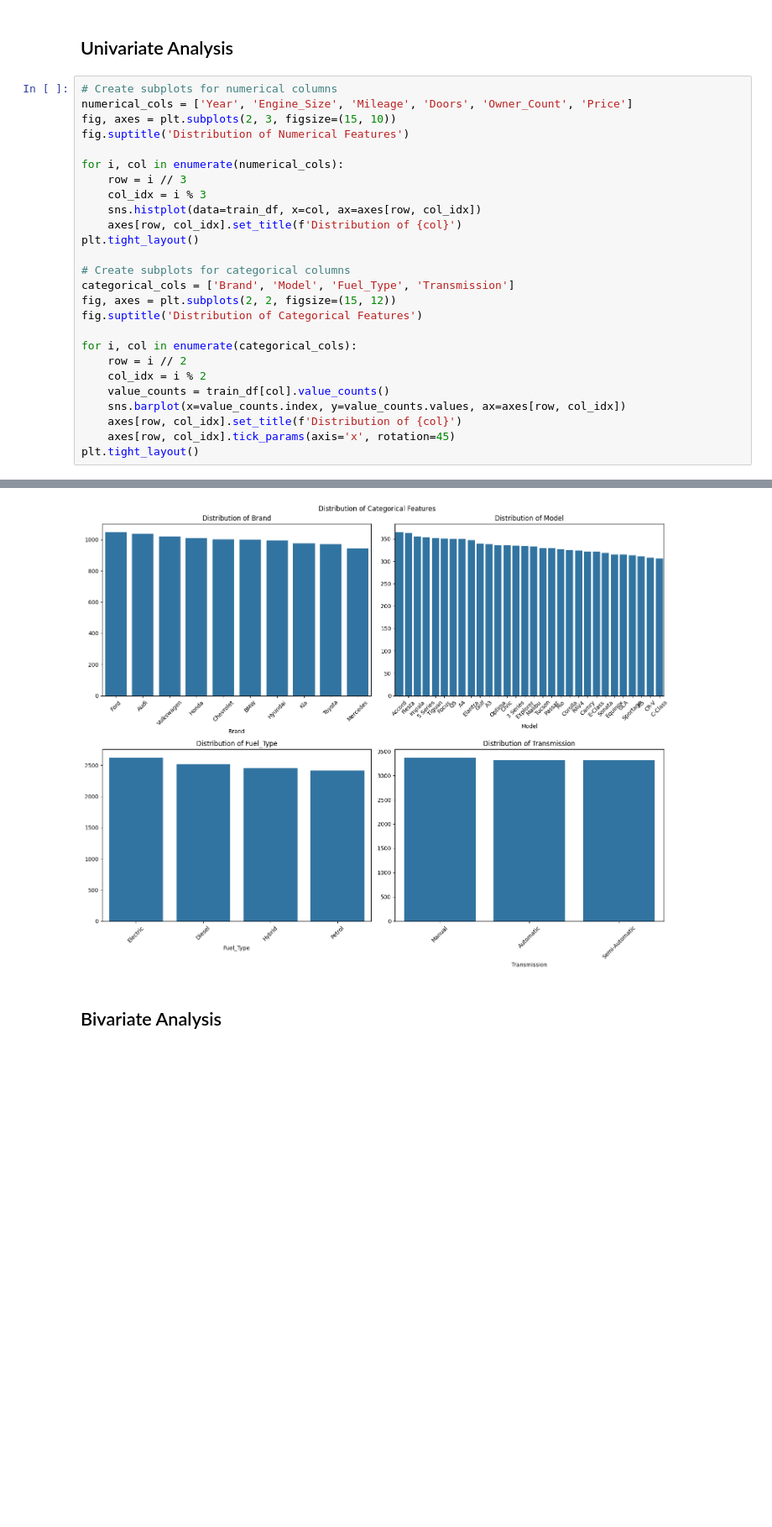
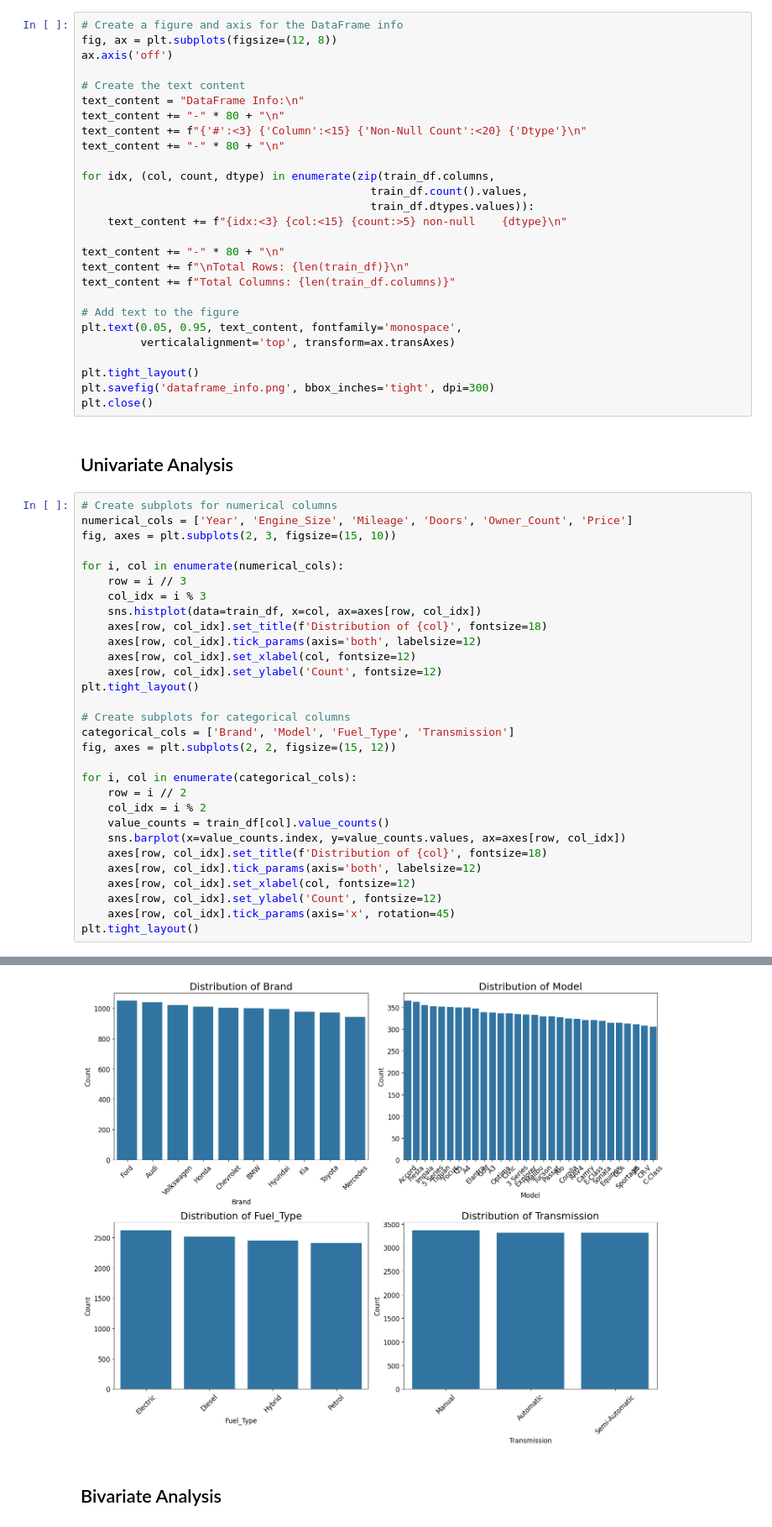
Before and after one commit to Chrissydrx/el-37-final-project, a Jupyter notebook: transform-data.ipynb, the cells around one changed output, grey strips where cells are left out. Shown at 84% size. Cells and saved outputs as stored; diff of their text form; blank space fills up the shorter version.

```diff
--- a/transform-data.ipynb
+++ b/transform-data.ipynb
@@ -31,32 +31,63 @@ train_df.describe(include='all')
 | 50% | NaN | NaN | 2012.000000 | 3.000000 | NaN | NaN | 149587.000000 | 3.000000 | 3.000000 | ... |
 | 75% | NaN | NaN | 2017.000000 | 4.000000 | NaN | NaN | 223577.500000 | 4.000000 | 4.000000 | ... |
 | max | NaN | NaN | 2023.000000 | 5.000000 | NaN | NaN | 299947.000000 | 5.000000 | 5.000000 | ... |
+# %%
+# Create a figure and axis for the DataFrame info
+fig, ax = plt.subplots(figsize=(12, 8))
+ax.axis('off')
+
+# Create the text content
+text_content = "DataFrame Info:\n"
+text_content += "-" * 80 + "\n"
+text_content += f"{'#':<3} {'Column':<15} {'Non-Null Count':<20} {'Dtype'}\n"
+text_content += "-" * 80 + "\n"
+
+for idx, (col, count, dtype) in enumerate(zip(train_df.columns,
+                                            train_df.count().values,
+                                            train_df.dtypes.values)):
+    text_content += f"{idx:<3} {col:<15} {count:>5} non-null    {dtype}\n"
+
+text_content += "-" * 80 + "\n"
+text_content += f"\nTotal Rows: {len(train_df)}\n"
+text_content += f"Total Columns: {len(train_df.columns)}"
+
+# Add text to the figure
+plt.text(0.05, 0.95, text_content, fontfamily='monospace',
+         verticalalignment='top', transform=ax.transAxes)
+
+plt.tight_layout()
+plt.savefig('dataframe_info.png', bbox_inches='tight', dpi=300)
+plt.close()
 # %% [markdown]
 ## Univariate Analysis
 # %%
 # Create subplots for numerical columns
 numerical_cols = ['Year', 'Engine_Size', 'Mileage', 'Doors', 'Owner_Count', 'Price']
 fig, axes = plt.subplots(2, 3, figsize=(15, 10))
-fig.suptitle('Distribution of Numerical Features')
 
 for i, col in enumerate(numerical_cols):
     row = i // 3
     col_idx = i % 3
     sns.histplot(data=train_df, x=col, ax=axes[row, col_idx])
-    axes[row, col_idx].set_title(f'Distribution of {col}')
+    axes[row, col_idx].set_title(f'Distribution of {col}', fontsize=18)
+    axes[row, col_idx].tick_params(axis='both', labelsize=12)
+    axes[row, col_idx].set_xlabel(col, fontsize=12)
+    axes[row, col_idx].set_ylabel('Count', fontsize=12)
 plt.tight_layout()
 
 # Create subplots for categorical columns
 categorical_cols = ['Brand', 'Model', 'Fuel_Type', 'Transmission']
 fig, axes = plt.subplots(2, 2, figsize=(15, 12))
-fig.suptitle('Distribution of Categorical Features')
 
 for i, col in enumerate(categorical_cols):
     row = i // 2
     col_idx = i % 2
     value_counts = train_df[col].value_counts()
     sns.barplot(x=value_counts.index, y=value_counts.values, ax=axes[row, col_idx])
-    axes[row, col_idx].set_title(f'Distribution of {col}')
+    axes[row, col_idx].set_title(f'Distribution of {col}', fontsize=18)
+    axes[row, col_idx].tick_params(axis='both', labelsize=12)
+    axes[row, col_idx].set_xlabel(col, fontsize=12)
+    axes[row, col_idx].set_ylabel('Count', fontsize=12)
     axes[row, col_idx].tick_params(axis='x', rotation=45)
 plt.tight_layout()
 # %% [output]
@@ -64,4 +95,4 @@ plt.tight_layout()
-[figure, old version]
+[figure, new version]
 # %% [markdown]
 ## Bivariate Analysis
 # %%
```
Also changed, not shown: parts of 5 cells of this notebook, 4 other files.
